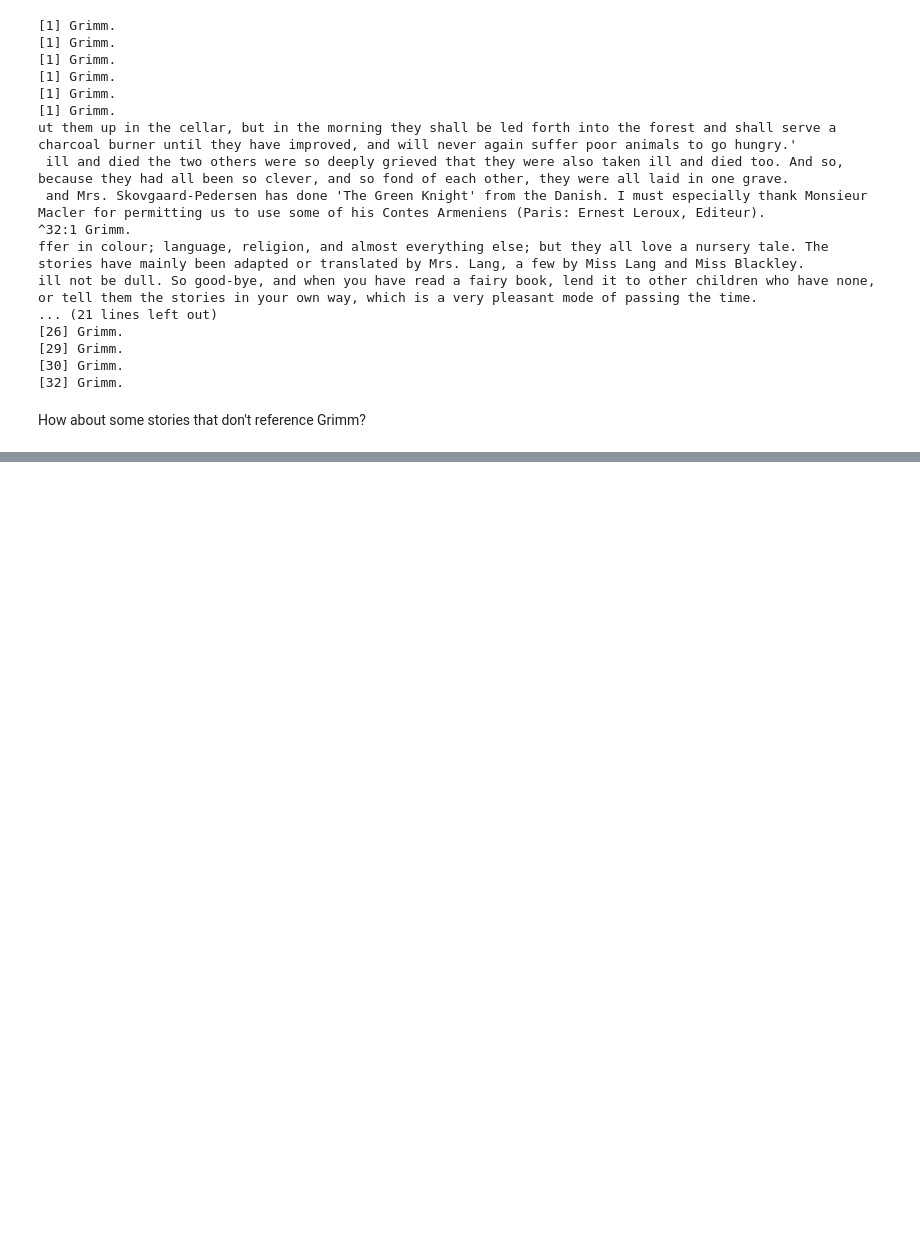
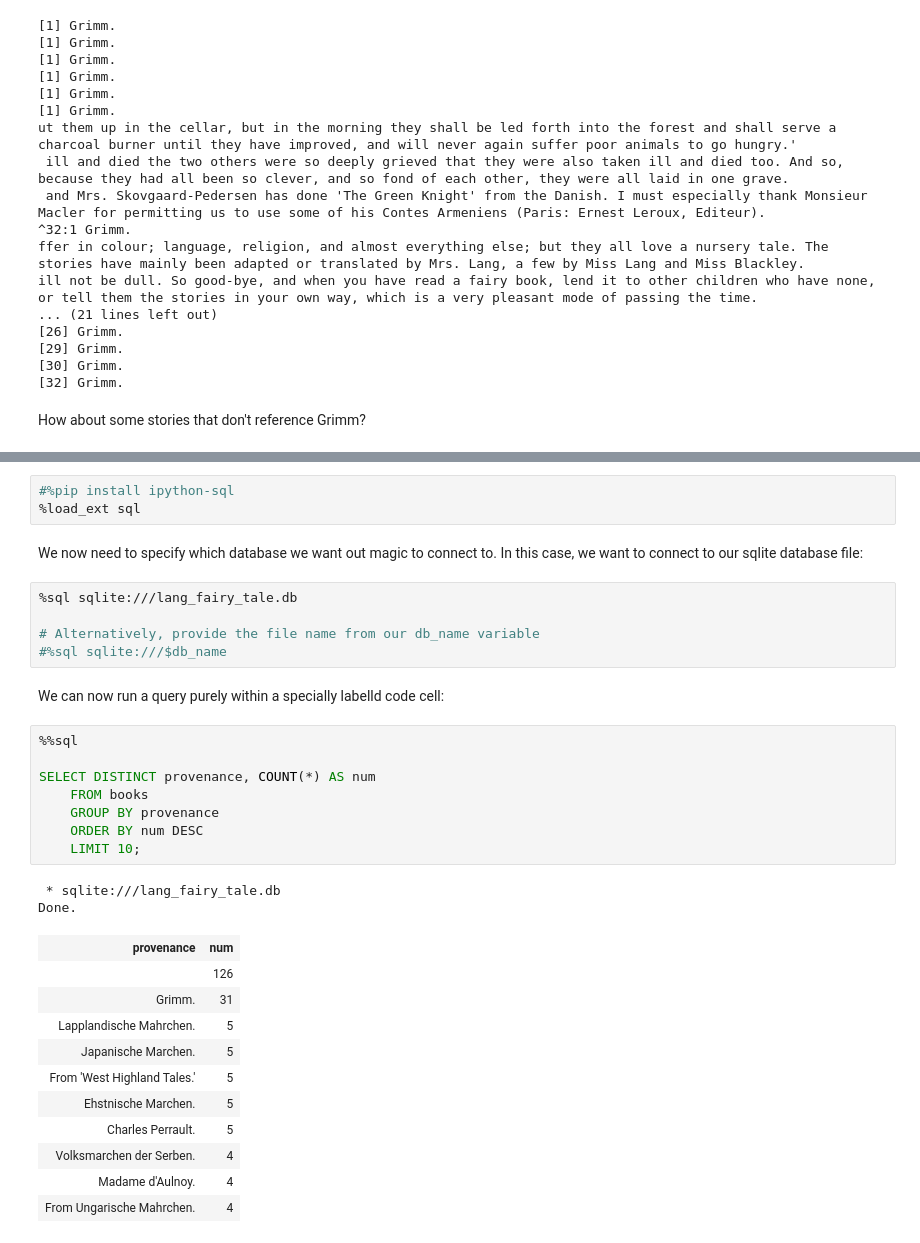
Before and after one commit to psychemedia/storynotes, a Jupyter notebook: lang-fairy-books-db.ipynb, the cells around one changed output, grey strips where cells are left out. Saved outputs shown, nothing was run; the diff lists cells and outputs as text; blank space fills up the shorter version.

```diff
--- a/lang-fairy-books-db.ipynb
+++ b/lang-fairy-books-db.ipynb
@@ -1790,0 +922,34 @@ To explore: a simple `Doc2Vec` powered search engine based on https://www.kaggle
+# %%
+#%pip install ipython-sql
+%load_ext sql
+# %% [markdown]
+We now need to specify which database we want out magic to connect to. In this case, we want to connect to our sqlite database file:
+# %%
+%sql sqlite:///lang_fairy_tale.db
+
+# Alternatively, provide the file name from our db_name variable
+#%sql sqlite:///$db_name
+# %% [markdown]
+We can now run a query purely within a specially labelld code cell:
+# %%
+%%sql
+
+SELECT DISTINCT provenance, COUNT(*) AS num
+    FROM books
+    GROUP BY provenance
+    ORDER BY num DESC
+    LIMIT 10;
+# %% [output]
+ * sqlite:///lang_fairy_tale.db
+Done.
+| provenance | num |
+|  | 126 |
+| Grimm. | 31 |
+| Lapplandische Mahrchen. | 5 |
+| Japanische Marchen. | 5 |
+| From 'West Highland Tales.' | 5 |
+| Ehstnische Marchen. | 5 |
+| Charles Perrault. | 5 |
+| Volksmarchen der Serben. | 4 |
+| Madame d'Aulnoy. | 4 |
+| From Ungarische Mahrchen. | 4 |
```
Also changed, not shown: parts of 118 cells of this notebook, 27 other files.
